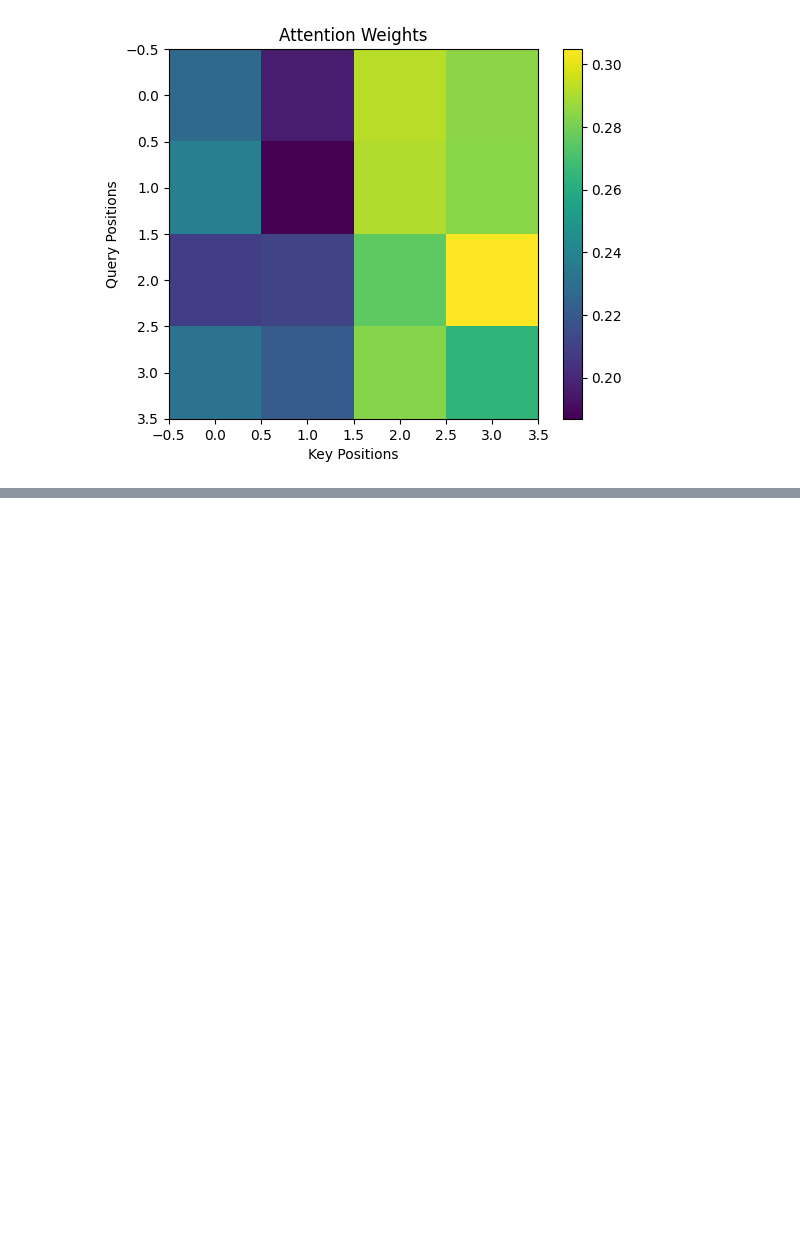
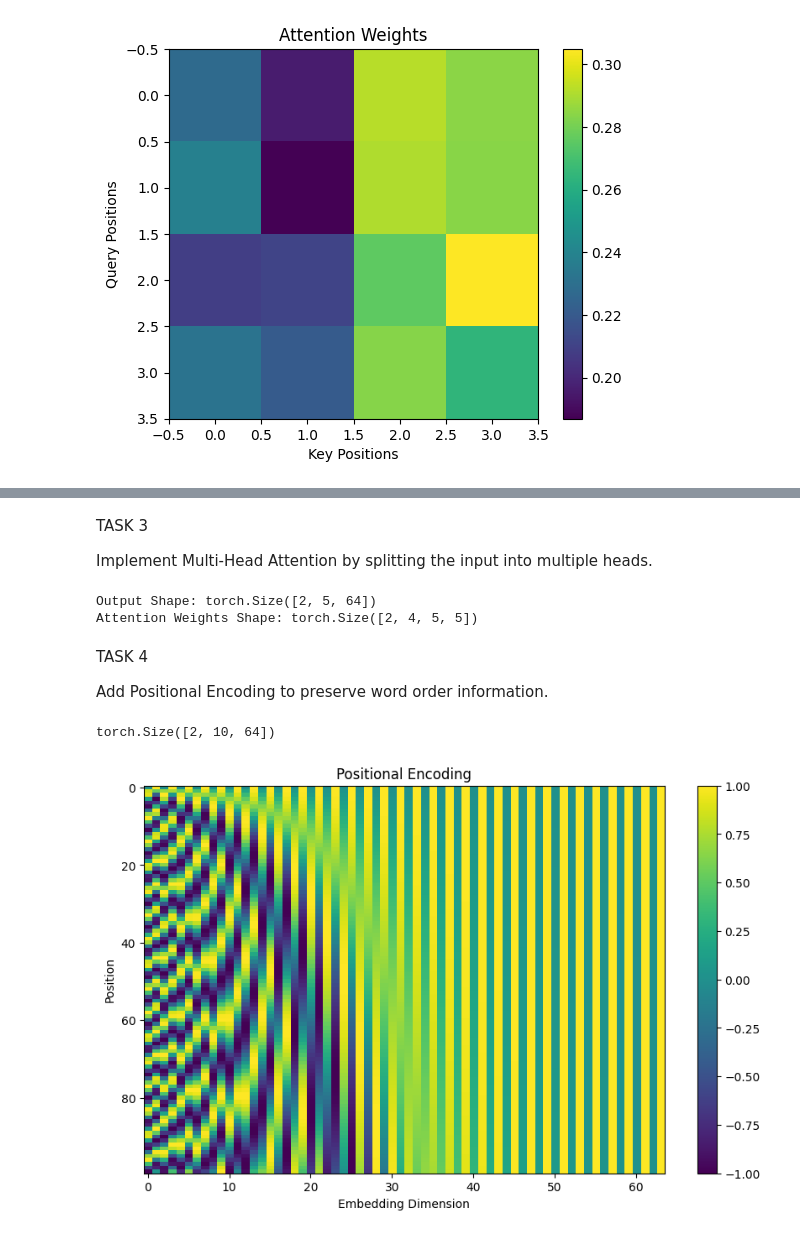
Before and after one commit to sumedhpuri/i_was_bored, a Jupyter notebook: machine_learning/deep_learning_assignment_2.ipynb, the cells around one changed output, grey strips where cells are left out. Drawn from its saved outputs; the diff is of its cells as text; code cells hidden in the pictures; blank space fills up the shorter version.

```diff
--- a/machine_learning/deep_learning_assignment_2.ipynb
+++ b/machine_learning/deep_learning_assignment_2.ipynb
@@ -238,0 +249,4 @@ Attention Weights Shape: torch.Size([2, 4, 4])
+# %% [markdown]
+TASK 3
+
+Implement Multi-Head Attention by splitting the input into multiple heads.
@@ -238,0 +310,21 @@ Attention Weights Shape: torch.Size([2, 4, 4])
+# %%
+batch_size = 2
+seq_len = 5
+d_model = 64
+num_heads = 4
+
+x = torch.rand(batch_size, seq_len, d_model)
+
+mha = MultiHeadAttention(d_model, num_heads)
+
+output, weights = mha(x)
+
+print("Output Shape:", output.shape)
+print("Attention Weights Shape:", weights.shape)
+# %% [output]
+Output Shape: torch.Size([2, 5, 64])
+Attention Weights Shape: torch.Size([2, 4, 5, 5])
+# %% [markdown]
+TASK 4
+
+Add Positional Encoding to preserve word order information.
@@ -238,0 +365,25 @@ Attention Weights Shape: torch.Size([2, 4, 4])
+# %%
+batch_size = 2
+seq_len = 10
+d_model = 64
+
+x = torch.rand(batch_size, seq_len, d_model)
+
+pos_encoder = PositionalEncoding(d_model)
+
+output = pos_encoder(x)
+
+print(output.shape)
+
+pe_matrix = pos_encoder.pe[0].detach().numpy()
+
+plt.figure(figsize=(10, 6))
+plt.imshow(pe_matrix[:100], aspect='auto', cmap='viridis')
+plt.colorbar()
+plt.title("Positional Encoding")
+plt.xlabel("Embedding Dimension")
+plt.ylabel("Position")
+plt.show();
+# %% [output]
+torch.Size([2, 10, 64])
+[figure, added]
```
Also changed, not shown: parts of 22 cells of this notebook.
